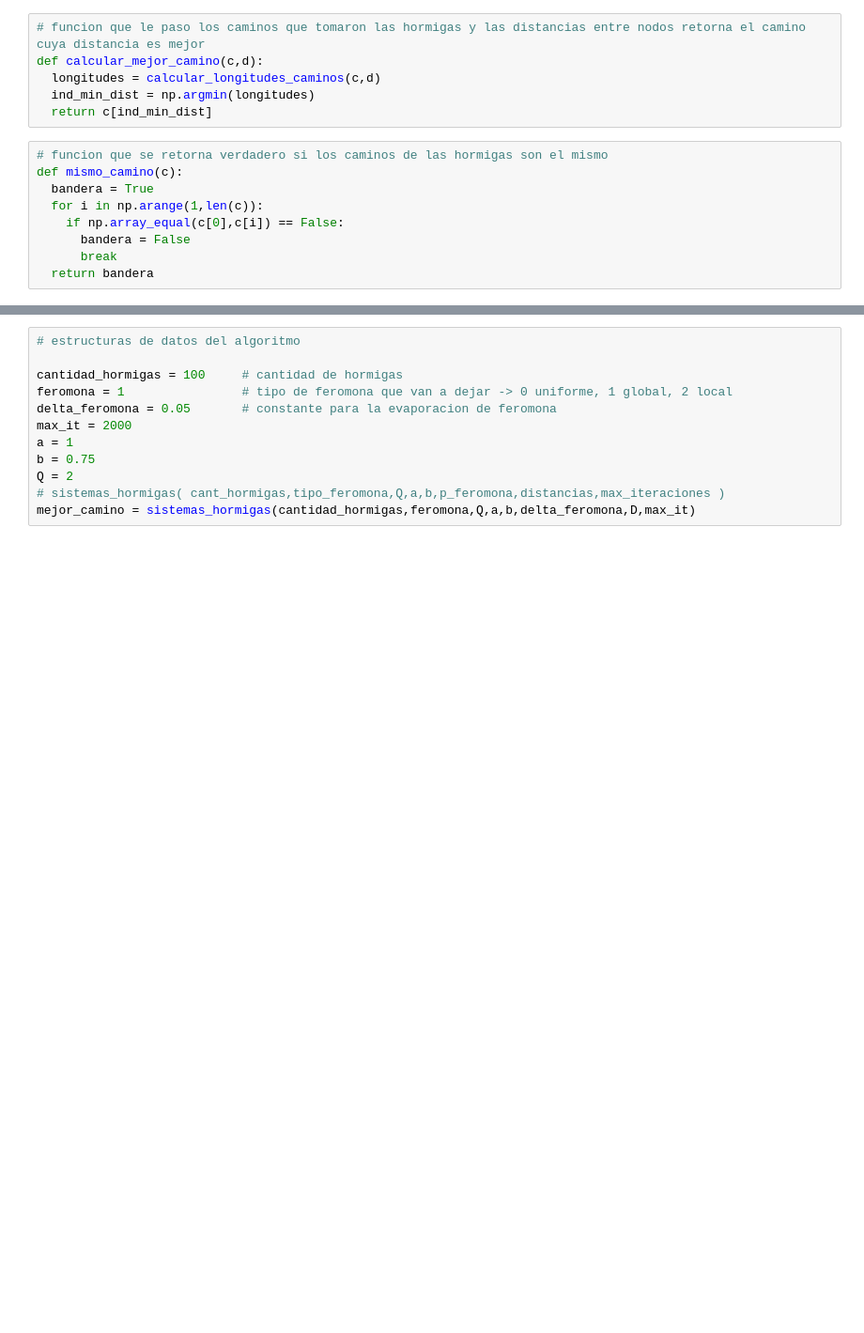
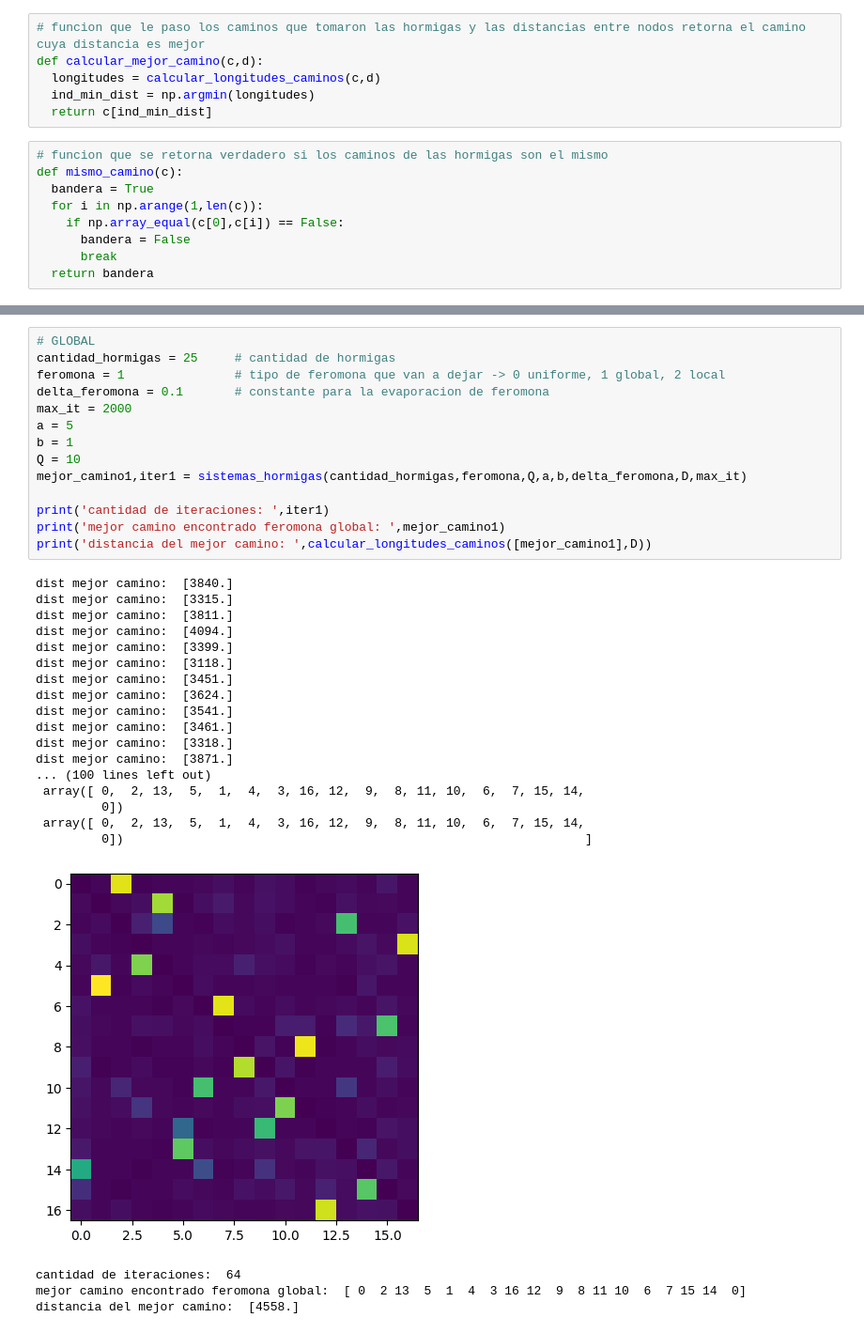
Before and after one commit to aguusandy/ic_2023, a Jupyter notebook: inteligencia_guia7.ipynb, the cells around one changed output, grey strips where cells are left out. Shown: that part at 94% size. Cells and saved outputs as stored; diff of their text form; blank space fills up the shorter version.

```diff
--- a/inteligencia_guia7.ipynb
+++ b/inteligencia_guia7.ipynb
@@ -250,12 +262,36 @@ D = np.genfromtxt("gr17.csv", delimiter="," )
 # %%
-# estructuras de datos del algoritmo
+# GLOBAL
+cantidad_hormigas = 25     # cantidad de hormigas
+feromona = 1               # tipo de feromona que van a dejar -> 0 uniforme, 1 global, 2 local
+delta_feromona = 0.1       # constante para la evaporacion de feromona
+max_it = 2000
+a = 5
+b = 1
+Q = 10
+mejor_camino1,iter1 = sistemas_hormigas(cantidad_hormigas,feromona,Q,a,b,delta_feromona,D,max_it)
 
-cantidad_hormigas = 100     # cantidad de hormigas
-feromona = 1                # tipo de feromona que van a dejar -> 0 uniforme, 1 global, 2 local
-delta_feromona = 0.05       # constante para la evaporacion de feromona
-max_it = 2000
-a = 1
-b = 0.75
-Q = 2
-# sistemas_hormigas( cant_hormigas,tipo_feromona,Q,a,b,p_feromona,distancias,max_iteraciones )
-mejor_camino = sistemas_hormigas(cantidad_hormigas,feromona,Q,a,b,delta_feromona,D,max_it)
+print('cantidad de iteraciones: ',iter1)
+print('mejor camino encontrado feromona global: ',mejor_camino1)
+print('distancia del mejor camino: ',calcular_longitudes_caminos([mejor_camino1],D))
+# %% [output]
+dist mejor camino:  [3840.]
+dist mejor camino:  [3315.]
+dist mejor camino:  [3811.]
+dist mejor camino:  [4094.]
+dist mejor camino:  [3399.]
+dist mejor camino:  [3118.]
+dist mejor camino:  [3451.]
+dist mejor camino:  [3624.]
+dist mejor camino:  [3541.]
+dist mejor camino:  [3461.]
+dist mejor camino:  [3318.]
+dist mejor camino:  [3871.]
+... (100 lines left out)
+ array([ 0,  2, 13,  5,  1,  4,  3, 16, 12,  9,  8, 11, 10,  6,  7, 15, 14,
+         0])
+ array([ 0,  2, 13,  5,  1,  4,  3, 16, 12,  9,  8, 11, 10,  6,  7, 15, 14,
+         0])                                                               ]
+[figure, added]
+cantidad de iteraciones:  64
+mejor camino encontrado feromona global:  [ 0  2 13  5  1  4  3 16 12  9  8 11 10  6  7 15 14  0]
+distancia del mejor camino:  [4558.]
```
Also changed, not shown: parts of 16 cells of this notebook.
